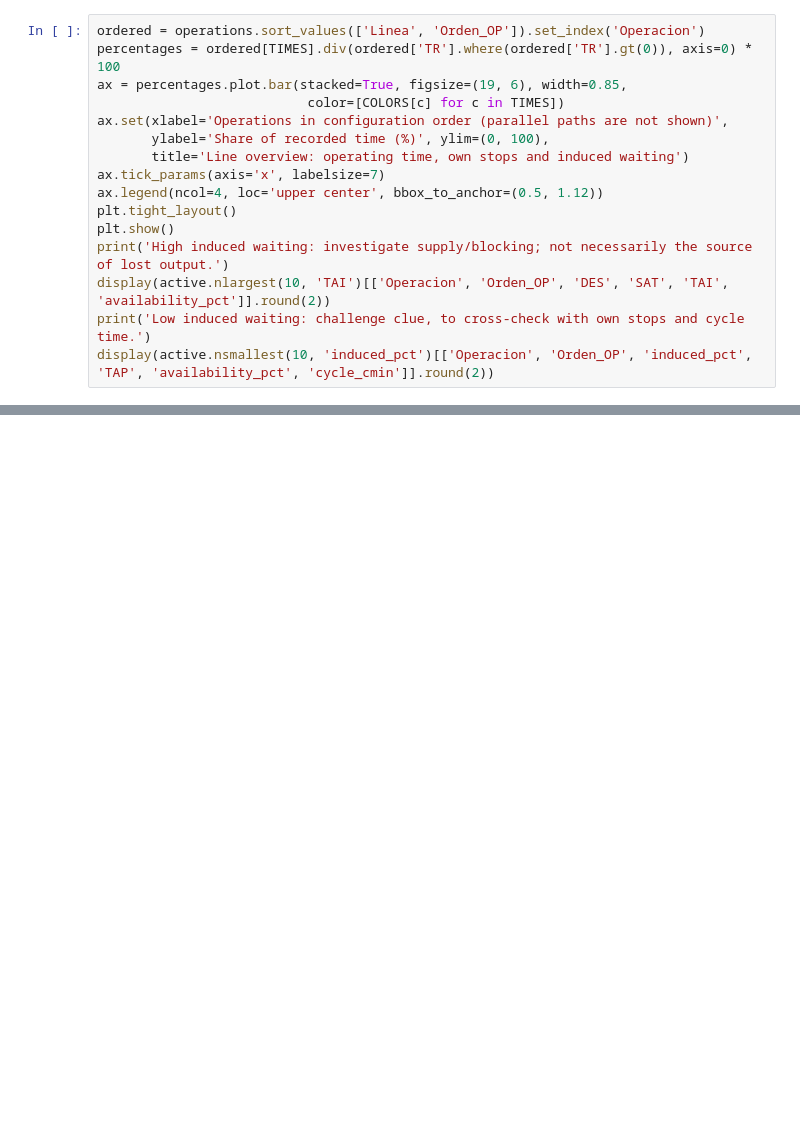
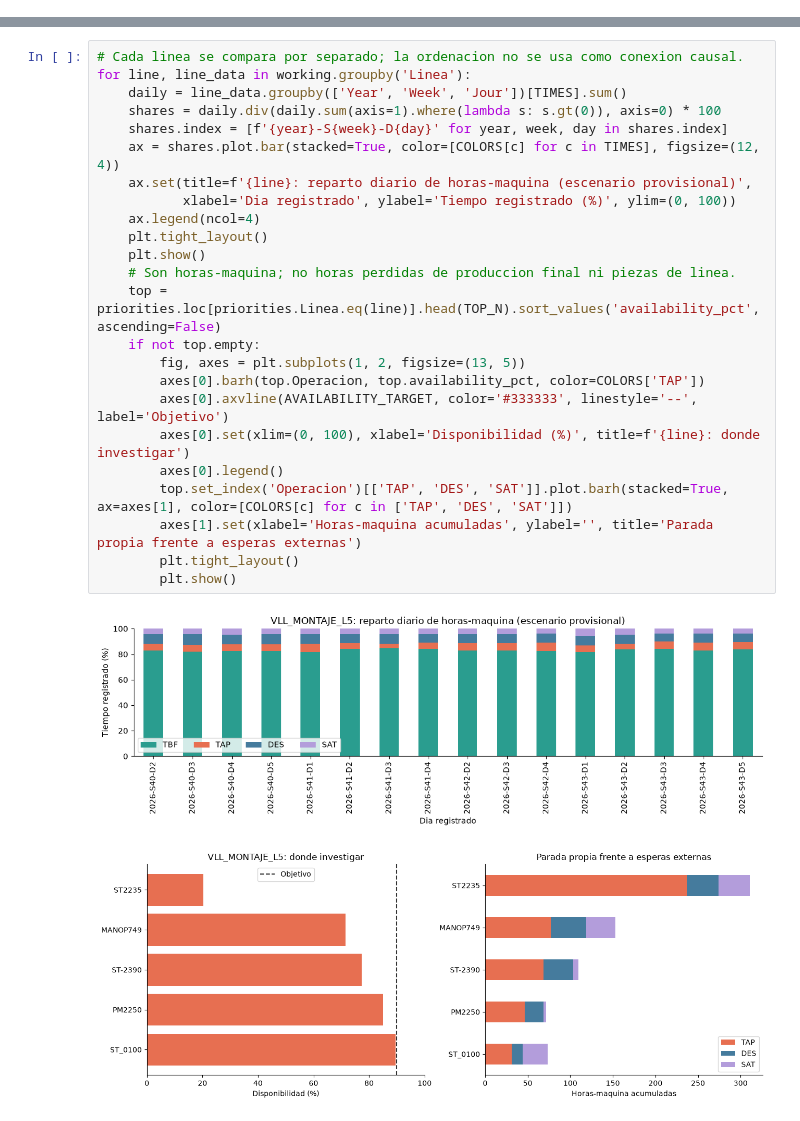
Before and after one commit to AlbertoRodvic/HackathonHORSE, a Jupyter notebook: initial_exploration.ipynb, the cells around one changed output, grey strips where cells are left out. Saved outputs shown, nothing was run; the diff lists cells and outputs as text; blank space fills up the shorter version.

Commit message:
feat: generalize production exploration and detail data quality signals

```diff
--- a/initial_exploration.ipynb
+++ b/initial_exploration.ipynb
@@ -428,16 +0,0 @@ before attempting propagation attribution.
-# %%
-ordered = operations.sort_values(['Linea', 'Orden_OP']).set_index('Operacion')
-percentages = ordered[TIMES].div(ordered['TR'].where(ordered['TR'].gt(0)), axis=0) * 100
-ax = percentages.plot.bar(stacked=True, figsize=(19, 6), width=0.85,
-                           color=[COLORS[c] for c in TIMES])
-ax.set(xlabel='Operations in configuration order (parallel paths are not shown)',
-       ylabel='Share of recorded time (%)', ylim=(0, 100),
-       title='Line overview: operating time, own stops and induced waiting')
-ax.tick_params(axis='x', labelsize=7)
-ax.legend(ncol=4, loc='upper center', bbox_to_anchor=(0.5, 1.12))
-plt.tight_layout()
-plt.show()
-print('High induced waiting: investigate supply/blocking; not necessarily the source of lost output.')
-display(active.nlargest(10, 'TAI')[['Operacion', 'Orden_OP', 'DES', 'SAT', 'TAI', 'availability_pct']].round(2))
-print('Low induced waiting: challenge clue, to cross-check with own stops and cycle time.')
-display(active.nsmallest(10, 'induced_pct')[['Operacion', 'Orden_OP', 'induced_pct', 'TAP', 'availability_pct', 'cycle_cmin']].round(2))
@@ -530,0 +474,27 @@ not silently remove unusual records or promise exact root-cause attribution.
+# %%
+# Cada linea se compara por separado; la ordenacion no se usa como conexion causal.
+for line, line_data in working.groupby('Linea'):
+    daily = line_data.groupby(['Year', 'Week', 'Jour'])[TIMES].sum()
+    shares = daily.div(daily.sum(axis=1).where(lambda s: s.gt(0)), axis=0) * 100
+    shares.index = [f'{year}-S{week}-D{day}' for year, week, day in shares.index]
+    ax = shares.plot.bar(stacked=True, color=[COLORS[c] for c in TIMES], figsize=(12, 4))
+    ax.set(title=f'{line}: reparto diario de horas-maquina (escenario provisional)',
+           xlabel='Dia registrado', ylabel='Tiempo registrado (%)', ylim=(0, 100))
+    ax.legend(ncol=4)
+    plt.tight_layout()
+    plt.show()
+    # Son horas-maquina; no horas perdidas de produccion final ni piezas de linea.
+    top = priorities.loc[priorities.Linea.eq(line)].head(TOP_N).sort_values('availability_pct', ascending=False)
+    if not top.empty:
+        fig, axes = plt.subplots(1, 2, figsize=(13, 5))
+        axes[0].barh(top.Operacion, top.availability_pct, color=COLORS['TAP'])
+        axes[0].axvline(AVAILABILITY_TARGET, color='#333333', linestyle='--', label='Objetivo')
+        axes[0].set(xlim=(0, 100), xlabel='Disponibilidad (%)', title=f'{line}: donde investigar')
+        axes[0].legend()
+        top.set_index('Operacion')[['TAP', 'DES', 'SAT']].plot.barh(stacked=True, ax=axes[1], color=[COLORS[c] for c in ['TAP', 'DES', 'SAT']])
+        axes[1].set(xlabel='Horas-maquina acumuladas', ylabel='', title='Parada propia frente a esperas externas')
+        plt.tight_layout()
+        plt.show()
+# %% [output]
+[figure, added]
+[figure, added]
```
Also changed, not shown: parts of 36 cells of this notebook.
